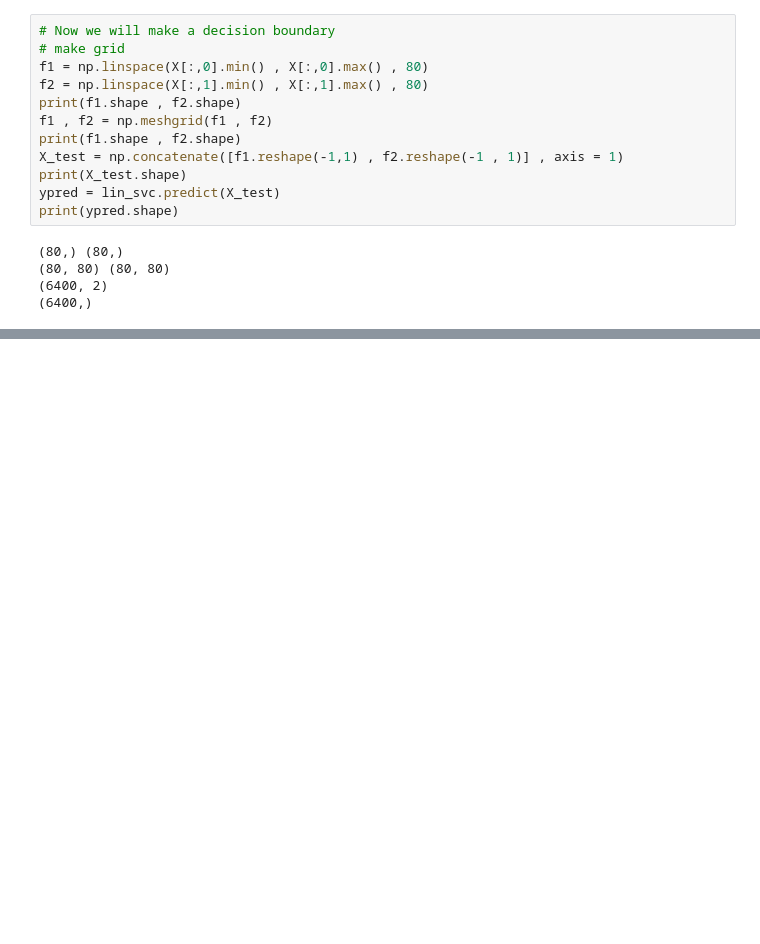
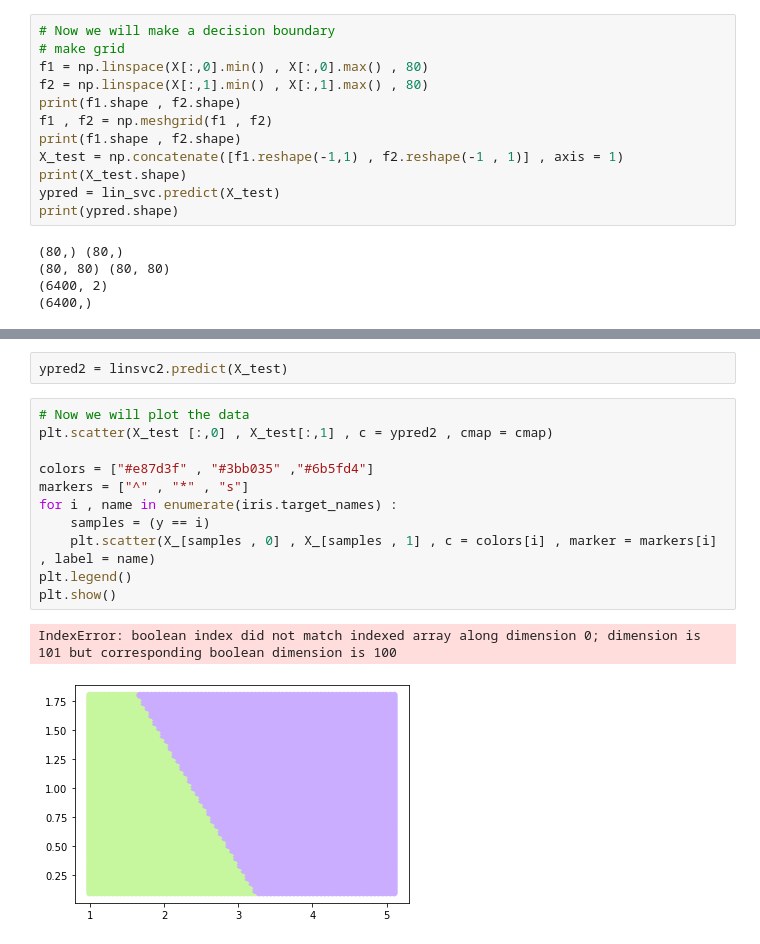
Before and after one commit to Prachi2002Aggarwal/Data-Science-Live-Master-Course-With-Python, a Jupyter notebook: Mam Practice/SVM.ipynb, the cells around one changed output, grey strips where cells are left out. Drawn from its saved outputs; the diff is of its cells as text; blank space fills up the shorter version.

Commit message:
Data Science

```diff
--- a/Mam Practice/SVM.ipynb
+++ b/Mam Practice/SVM.ipynb
@@ -121,0 +157,16 @@ cmap = ListedColorMap([""])
+# %%
+ypred2 = linsvc2.predict(X_test)
+# %%
+# Now we will plot the data
+plt.scatter(X_test [:,0] , X_test[:,1] , c = ypred2 , cmap = cmap)
+
+colors = ["#e87d3f" , "#3bb035" ,"#6b5fd4"]
+markers = ["^" , "*" , "s"]
+for i , name in enumerate(iris.target_names) :
+    samples = (y == i)
+    plt.scatter(X_[samples , 0] , X_[samples , 1] , c = colors[i] , marker = markers[i] , label = name)
+plt.legend()
+plt.show()
+# %% [output]
+IndexError: boolean index did not match indexed array along dimension 0; dimension is 101 but corresponding boolean dimension is 100
+[figure, added]
```
Also changed, not shown: parts of 6 cells of this notebook.
